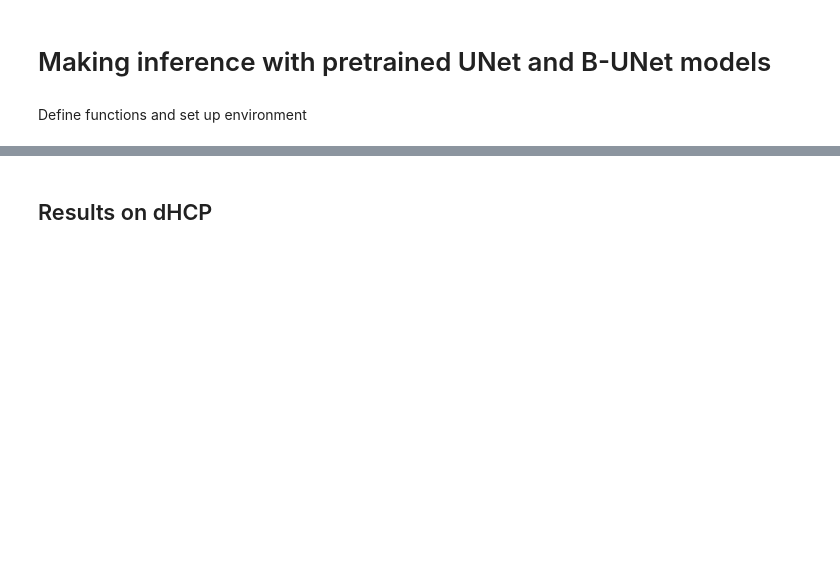
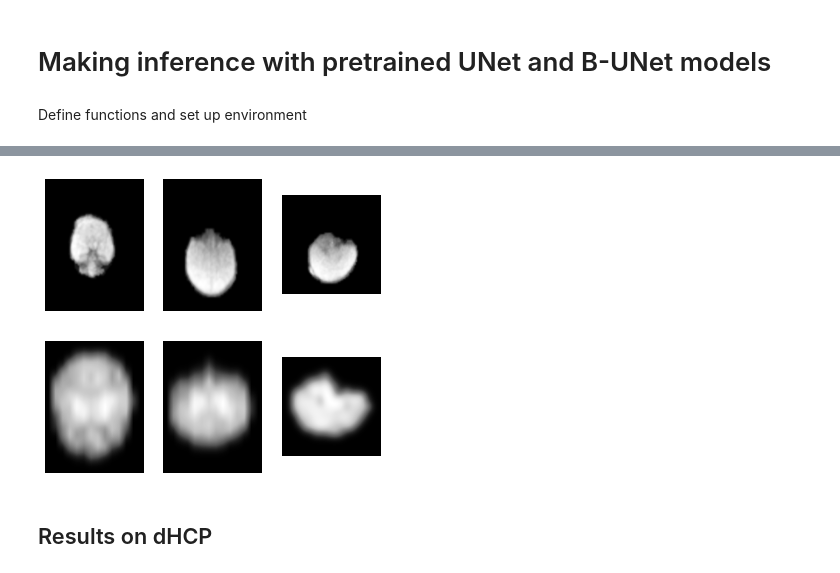
Before and after one commit to ExtremeViscent/SR-UNet, a Jupyter notebook: inference/inference_1.ipynb, the cells around one changed output, grey strips where cells are left out. Saved outputs shown, nothing was run; the diff lists cells and outputs as text; code cells hidden in the pictures; blank space fills up the shorter version.

```diff
--- a/inference/inference_1.ipynb
+++ b/inference/inference_1.ipynb
@@ -289,0 +307,10 @@ logvar_vae_hcp = model_vae_hcp.enc_logvar[0].flatten()
+# %%
+image_paul = sitk.ReadImage('/media/hdd/viscent/SR-UNet/inference/HF00051/HF00051_concatenated_TIs_64mT_brain.nii.gz')
+image_paul = resample(image_paul)
+image_paul = registration_sitk(image_paul,image_paul)
+array_paul = sitk.GetArrayFromImage(image_paul)
+display_multiplanar(array_paul)
+display_multiplanar(image_tensor[0,0].detach().cpu().numpy())
+# %% [output]
+[figure, added]
+[figure, added]
```
Also changed, not shown: parts of 5 cells of this notebook, 3 other files.
